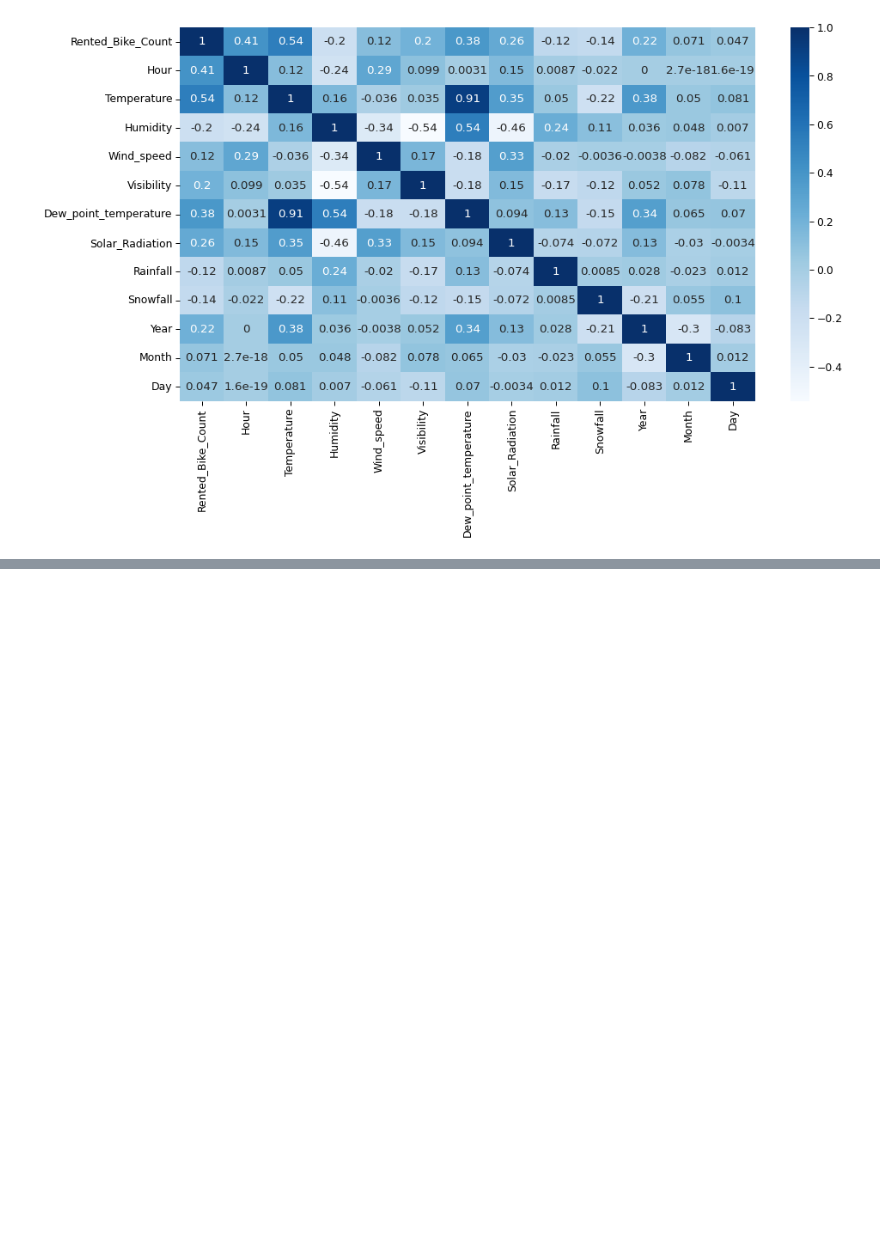
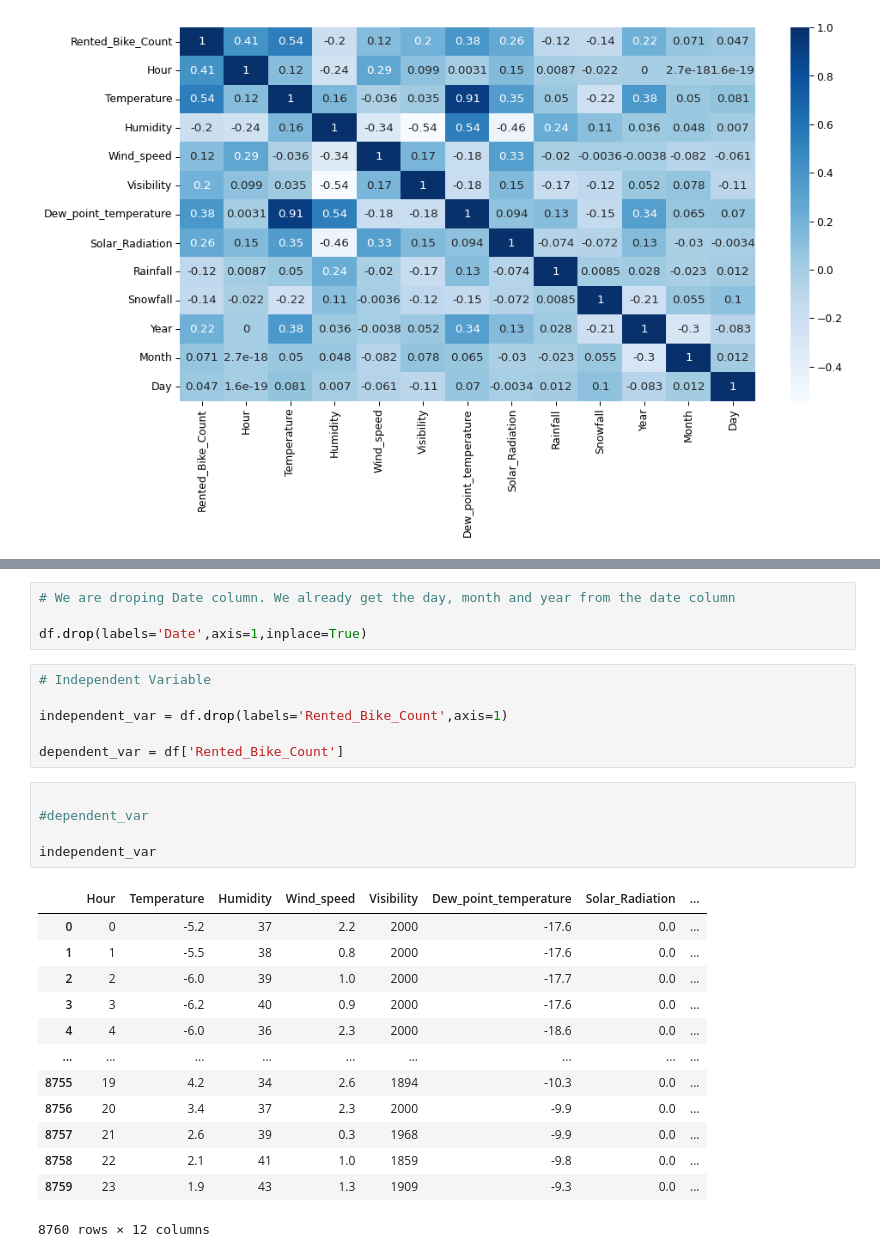
Before and after one commit to AkashSalmuthe/Bike-Sharing-Demand-Prediction, a Jupyter notebook: Bike_Sharing_Demand_Prediction_Capstone_Project.ipynb, the cells around one changed output, grey strips where cells are left out. Saved outputs shown, nothing was run; the diff lists cells and outputs as text; blank space fills up the shorter version.

```diff
--- a/Bike_Sharing_Demand_Prediction_Capstone_Project.ipynb
+++ b/Bike_Sharing_Demand_Prediction_Capstone_Project.ipynb
@@ -484,0 +501,29 @@ sns.heatmap(df_cor,annot=True,cmap='Blues')
+# %%
+# We are droping Date column. We already get the day, month and year from the date column
+
+df.drop(labels='Date',axis=1,inplace=True)
+# %%
+# Independent Variable
+
+independent_var = df.drop(labels='Rented_Bike_Count',axis=1)
+
+dependent_var = df['Rented_Bike_Count']
+# %%
+
+#dependent_var
+
+independent_var
+# %% [output]
+|  | Hour | Temperature | Humidity | Wind_speed | Visibility | Dew_point_temperature | Solar_Radiation | ... |
+| 0 | 0 | -5.2 | 37 | 2.2 | 2000 | -17.6 | 0.0 | ... |
+| 1 | 1 | -5.5 | 38 | 0.8 | 2000 | -17.6 | 0.0 | ... |
+| 2 | 2 | -6.0 | 39 | 1.0 | 2000 | -17.7 | 0.0 | ... |
+| 3 | 3 | -6.2 | 40 | 0.9 | 2000 | -17.6 | 0.0 | ... |
+| 4 | 4 | -6.0 | 36 | 2.3 | 2000 | -18.6 | 0.0 | ... |
+| ... | ... | ... | ... | ... | ... | ... | ... | ... |
+| 8755 | 19 | 4.2 | 34 | 2.6 | 1894 | -10.3 | 0.0 | ... |
+| 8756 | 20 | 3.4 | 37 | 2.3 | 2000 | -9.9 | 0.0 | ... |
+| 8757 | 21 | 2.6 | 39 | 0.3 | 1968 | -9.9 | 0.0 | ... |
+| 8758 | 22 | 2.1 | 41 | 1.0 | 1859 | -9.8 | 0.0 | ... |
+| 8759 | 23 | 1.9 | 43 | 1.3 | 1909 | -9.3 | 0.0 | ... |
+8760 rows × 12 columns
```
Also changed, not shown: parts of 19 cells of this notebook.
